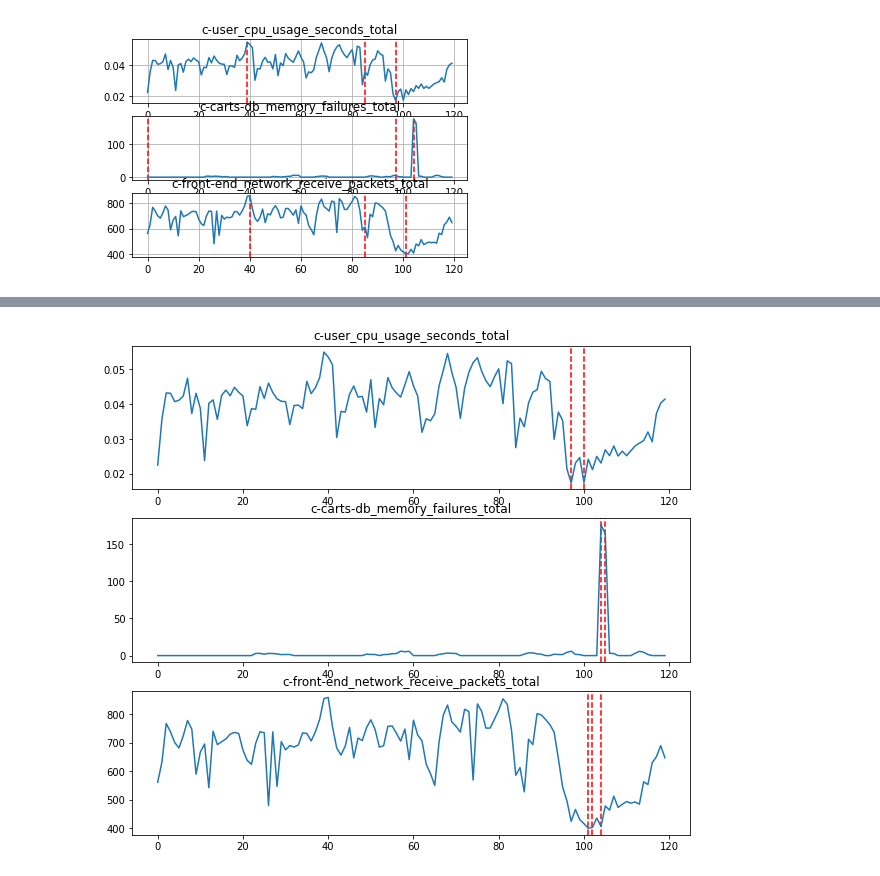
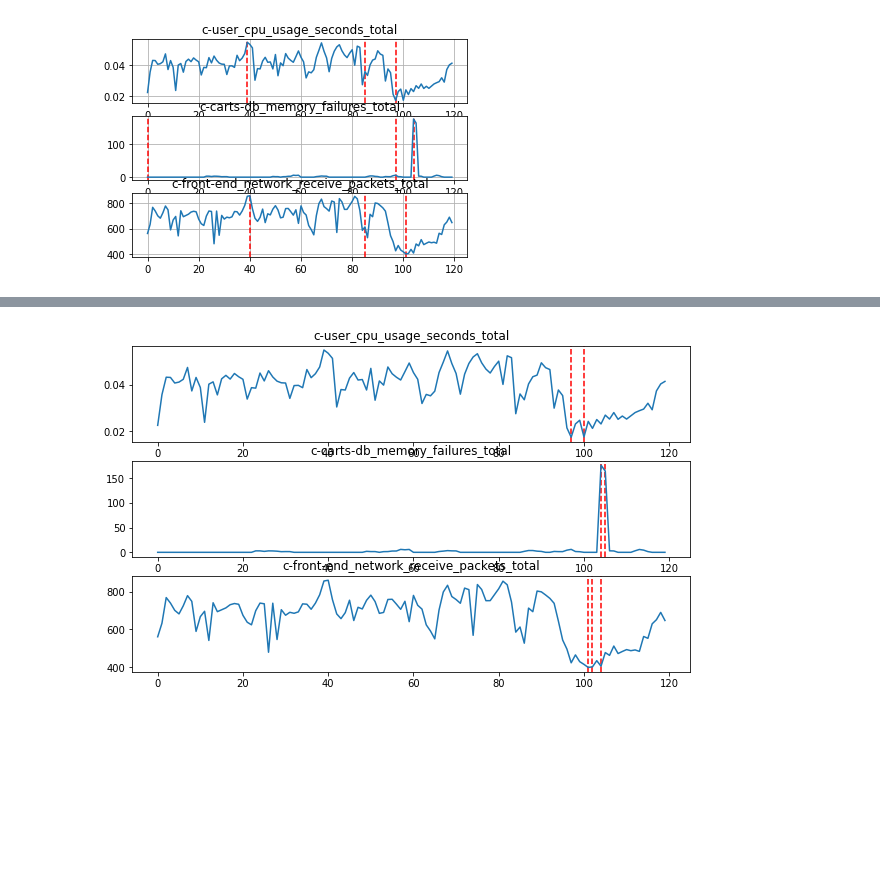
Before and after one commit to ai4sre/meltria-analyzer, a Jupyter notebook: notebooks/structual_break.ipynb, the cells around one changed output, grey strips where cells are left out. Saved outputs shown, nothing was run; the diff lists cells and outputs as text; code cells hidden in the pictures; blank space fills up the shorter version.

```diff
--- a/notebooks/structual_break.ipynb
+++ b/notebooks/structual_break.ipynb
@@ -191,14 +215,14 @@ for case, ax in zip(testcases_of_sockshop, axs):
 # %%
 import banpei
 fig, axs = plt.subplots(len(series))
-fig.set_size_inches(10, 3*len(series))
+fig.set_size_inches(10, 2*len(series))
 for (name, ts), ax in zip(series.items(), axs):
     for id, val in banpei.Hotelling().detect(ts, 0.05):
         ax.axvline(id, color='red', linestyle='dashed', label='breaks')
     ax.set_title(name)
     ax.plot(ts)
 # %% [output]
-[figure, old version]
+[figure, new version]
 # %%
 import banpei
 
```
Also changed, not shown: parts of 9 cells of this notebook.
